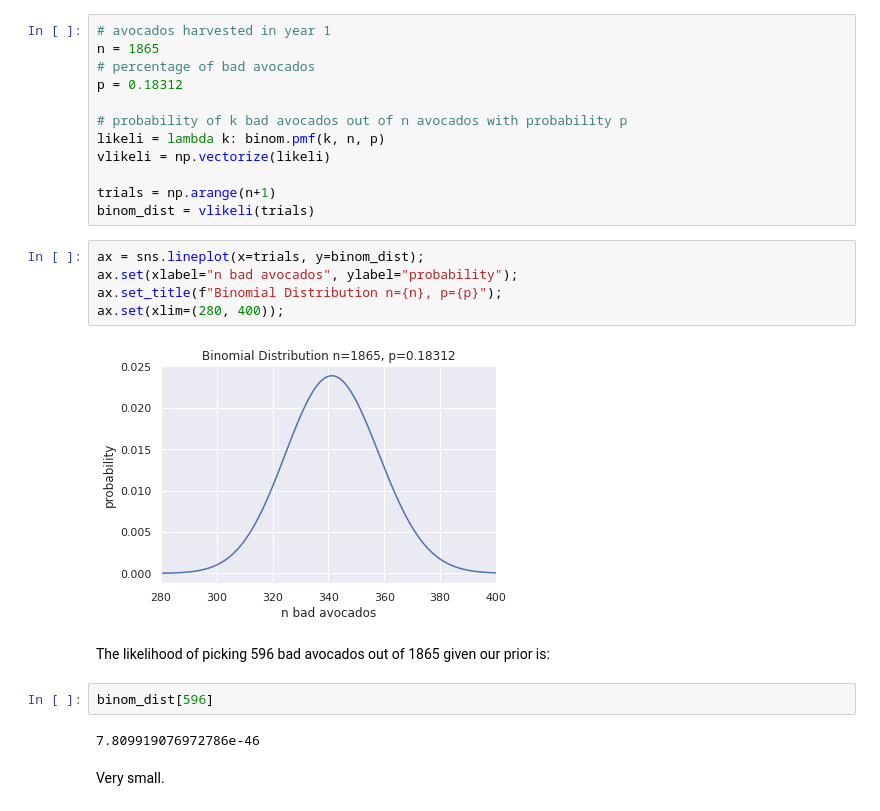
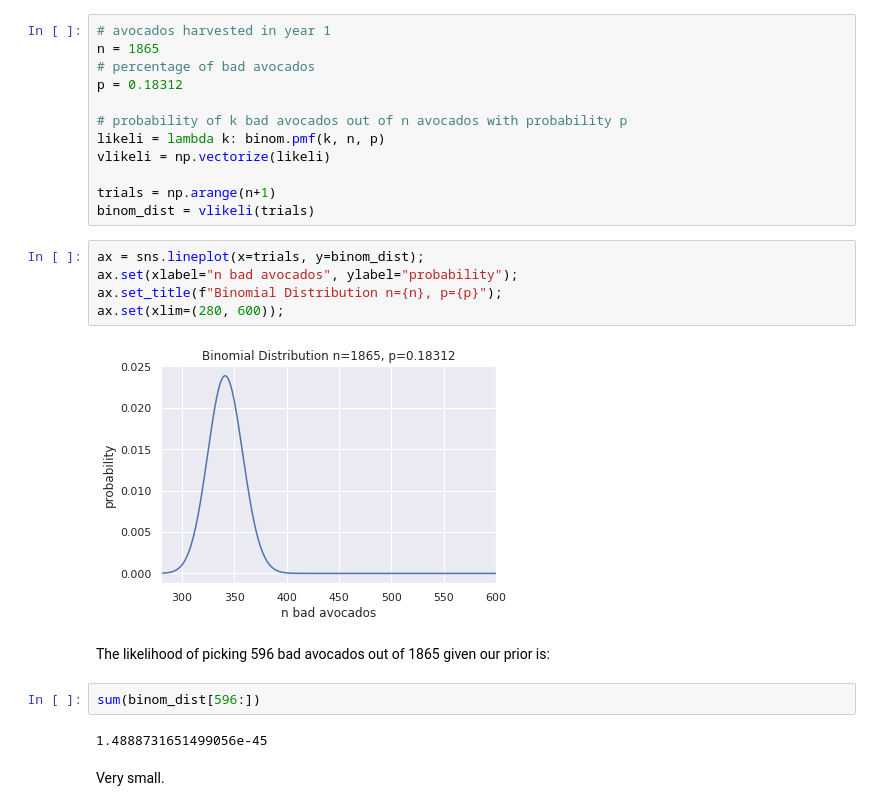
Before and after one commit to lsmattick/BayesOpt, a Jupyter notebook: avocados.ipynb, the cells around one changed output. Saved outputs shown, nothing was run; the diff lists cells and outputs as text.

```diff
--- a/avocados.ipynb
+++ b/avocados.ipynb
@@ -146,15 +146,15 @@ binom_dist = vlikeli(trials)
 # %%
 ax = sns.lineplot(x=trials, y=binom_dist);
 ax.set(xlabel="n bad avocados", ylabel="probability");
 ax.set_title(f"Binomial Distribution n={n}, p={p}");
-ax.set(xlim=(280, 400));
+ax.set(xlim=(280, 600));
 # %% [output]
-[figure, old version]
+[figure, new version]
 # %% [markdown]
 The likelihood of picking 596 bad avocados out of 1865 given our prior is:
-# %%
-binom_dist[596]
-# %% [output]
-7.809919076972786e-46
+# %%
+sum(binom_dist[596:])
+# %% [output]
+1.4888731651499056e-45
 # %% [markdown]
 Very small.
```
Also changed, not shown: parts of 1 cell of this notebook, 1 other file.
